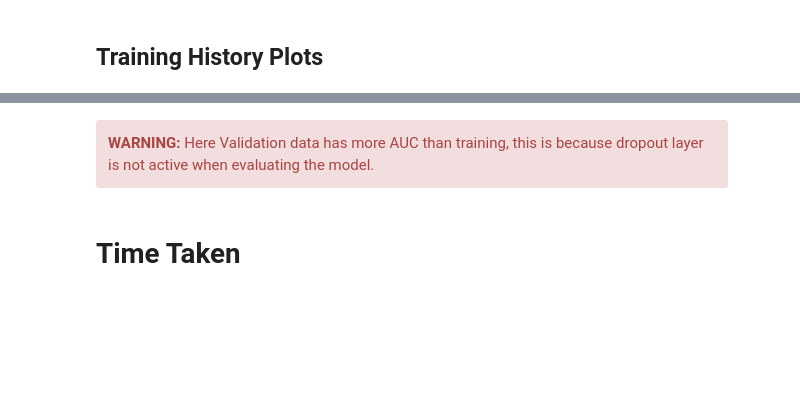
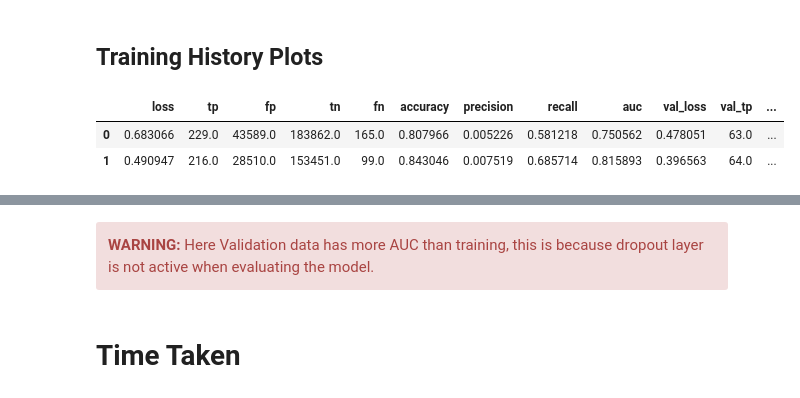
Before and after one commit to bhishanpdl/Project_Fraud_Detection, a Jupyter notebook: notebooks/d04_classification_modelling_keras_sklearn_api.ipynb, the cells around one changed output, grey strips where cells are left out. Saved outputs shown, nothing was run; the diff lists cells and outputs as text; code cells hidden in the pictures; blank space fills up the shorter version.

```diff
--- a/notebooks/d04_classification_modelling_keras_sklearn_api.ipynb
+++ b/notebooks/d04_classification_modelling_keras_sklearn_api.ipynb
@@ -542,3 +563,9 @@ colors = plt.rcParams['axes.prop_cycle'].by_key()['color']
+# %%
+df_history.head(2)
+# %% [output]
+|  | loss | tp | fp | tn | fn | accuracy | precision | recall | auc | val_loss | val_tp | ... |
+| 0 | 0.683066 | 229.0 | 43589.0 | 183862.0 | 165.0 | 0.807966 | 0.005226 | 0.581218 | 0.750562 | 0.478051 | 63.0 | ... |
+| 1 | 0.490947 | 216.0 | 28510.0 | 153451.0 | 99.0 | 0.843046 | 0.007519 | 0.685714 | 0.815893 | 0.396563 | 64.0 | ... |
 # %%
 def plot_metrics(history):
     metrics =  ['loss', 'auc', 'precision', 'recall']
```
Also changed, not shown: parts of 19 cells of this notebook, 1 other file.
